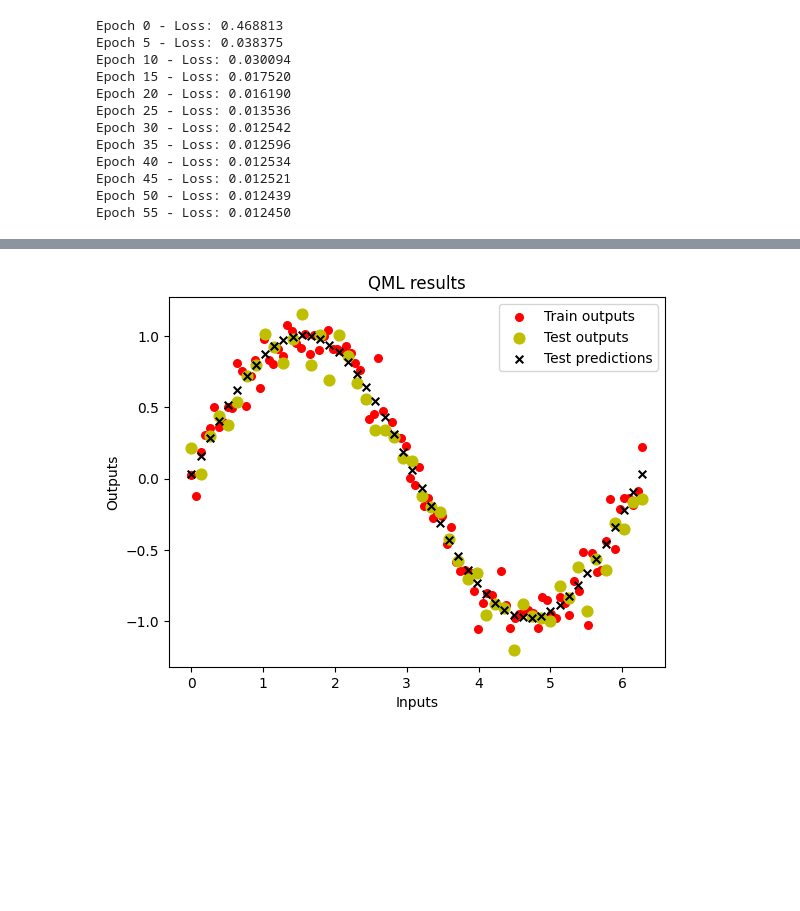
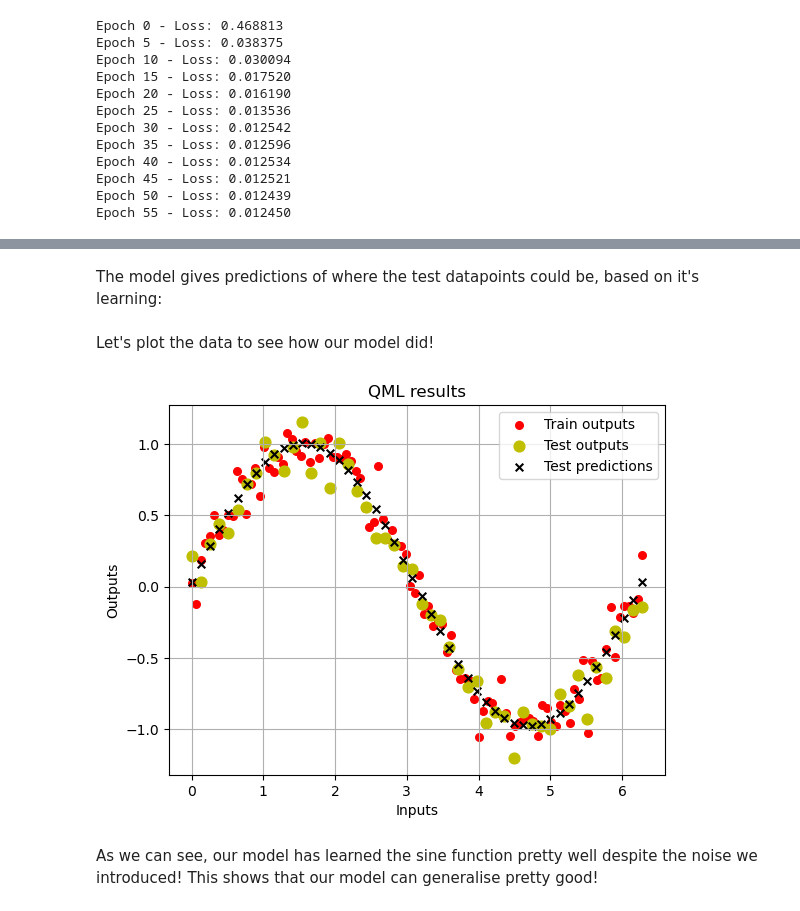
Before and after one commit to QARS-Womanium/QARS-Initial, a Jupyter notebook: Task4_sine function.ipynb, the cells around one changed output, grey strips where cells are left out. Drawn from its saved outputs; the diff is of its cells as text; code cells hidden in the pictures; blank space fills up the shorter version.

```diff
--- a/Task4_sine function.ipynb
+++ b/Task4_sine function.ipynb
@@ -97 +204,3 @@ Epoch 55 - Loss: 0.012450
+# %% [markdown]
+The model gives predictions of where the test datapoints could be, based on it's learning:
 # %%
@@ -99,11 +208,16 @@ test_preds = jax.vmap(lambda x: sine_model(x, params['weights'], params['bias'])
+# %% [markdown]
+Let's plot the data to see how our model did!
 # %%
 plt.scatter(X_train_data, Y_train_data, s=30, c='r', marker="o", label='Train outputs')
 plt.scatter(X_test_data, Y_test_data, s=60, c='y', marker="o", label='Test outputs')
 plt.scatter(X_test_data, test_preds, s=30, c='k', marker="x", label='Test predictions')
 plt.xlabel("Inputs")
 plt.ylabel("Outputs")
 plt.title("QML results")
 plt.legend(loc='upper right')
+plt.grid()
 plt.show()
 # %% [output]
-[figure, old version]
+[figure, new version]
+# %% [markdown]
+As we can see, our model has learned the sine function pretty well despite the noise we introduced! This shows that our model can generalise pretty good!
```
Also changed, not shown: parts of 34 cells of this notebook.
